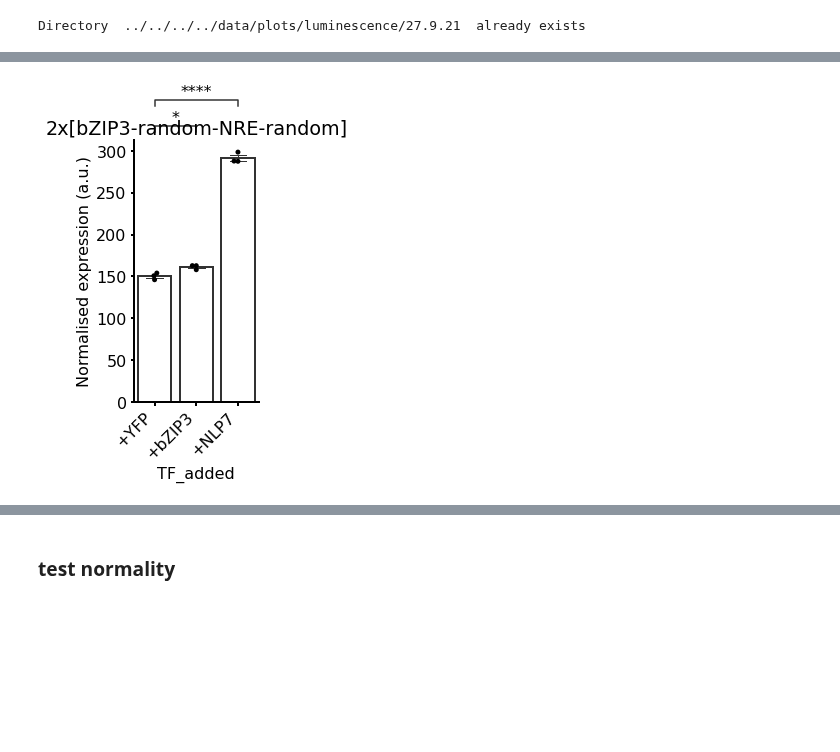
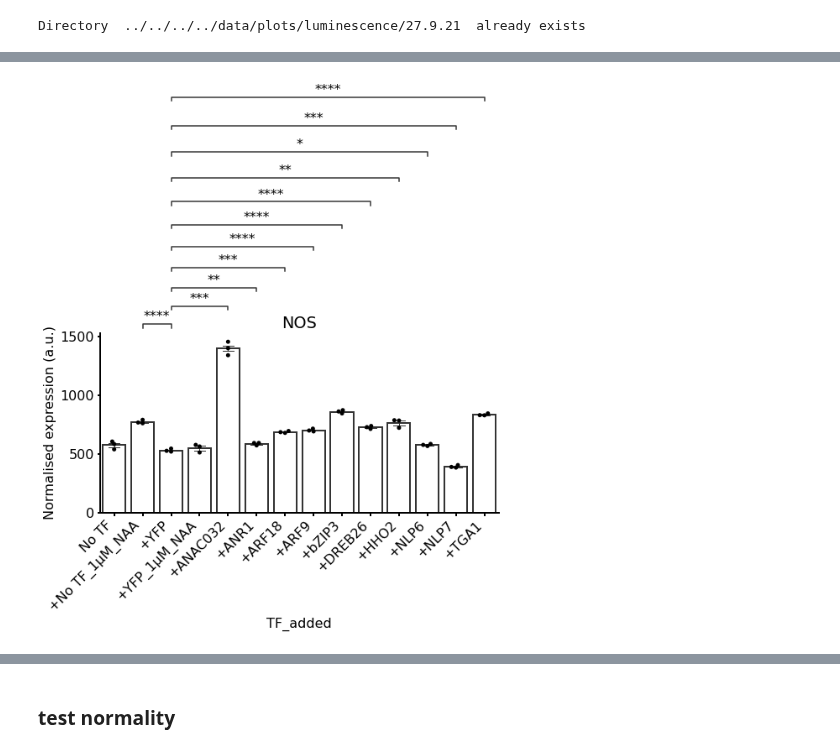
Before and after one commit to samwitham/PromoterArchitecture, a Jupyter notebook: src/plotting/luminescence/27.9.21/luminescence_plots_27.9.21.ipynb, the cells around one changed output, grey strips where cells are left out. Drawn from its saved outputs; the diff is of its cells as text; code cells hidden in the pictures; blank space fills up the shorter version.

Commit message:
plots

```diff
--- a/src/plotting/luminescence/27.9.21/luminescence_plots_27.9.21.ipynb
+++ b/src/plotting/luminescence/27.9.21/luminescence_plots_27.9.21.ipynb
@@ -128,6 +127,9 @@ def combine_plates(plate_dict, date):
         add_promoter_column(plate_df, '379', '4x[TGA1-random]')
         add_promoter_column(plate_df, '380', '2x[bZIP3-random-NRE-random]')
         add_promoter_column(plate_df, '381', '2x[TGA1-random-NRE-random]')
+        add_promoter_column(plate_df, '92', 'NRP')
+
+
 
         #add TF column to date1 df
         plate_df['TF_added'] = np.nan
@@ -156,10 +158,12 @@ def combine_plates(plate_dict, date):
 
         #divide by NOS calibrator (mean nos-LucN/35SLucF luminescence)
         batch_correction(plate_df, 'NOS')
-        #Change TF_added NaN values to none
-        plate_df.loc[plate_df.TF_added.isnull()==True, 'TF_added'] = 'No TF'
+
         #if NAA condition, add that name to the TF name
         plate_df.loc[plate_df['condition'].str.contains('1uM_auxin'),'TF_added' ] = plate_df.loc[plate_df['condition'].str.contains('1uM_auxin'), 'TF_added'] + '_1μM_NAA'
+        #if calibrator, add to the promoter name
+        plate_df.loc[plate_df['condition'].str.contains('calibrator'),'Promoter' ] = plate_df.loc[plate_df['condition'].str.contains('calibrator'),'Promoter' ] + '_calibrator'
+
 
     #merge the dfs with different dates
     #luminescence_raw_df = pd.concat(plate_dict.values(), ignore_index=True)
@@ -175,11 +179,11 @@ def combine_plates(plate_dict, date):
     #sort rows by the custom promoter order I want so plots are in the correct order
     #sort rows by the custom promoter order I want so plots are in the correct order
     luminescence_raw_df_plate1.Promoter = pd.Categorical(luminescence_raw_df_plate1.Promoter,
-                                              ['YFP','NOS','minimal_STAP4','UBQ10','4xNRE','4x[NRE-TATA]','4x[NRE-TATA]+spacing','4x[NRE-random]','4x[NRE-random]+spacing','3xHHO2-minsyn_105','minsyn_105-3xHHO2','4x[bZIP3-random]','2x[bZIP3-random-NRE-random]','4x[TGA1-random]','2x[TGA1-random-NRE-random]'])
+                                              ['YFP','NOS','NOS_calibrator','minimal_STAP4','UBQ10','NRP','4xNRE','4x[NRE-TATA]','4x[NRE-TATA]+spacing','4x[NRE-random]','4x[NRE-random]+spacing','3xHHO2-minsyn_105','minsyn_105-3xHHO2','4x[bZIP3-random]','2x[bZIP3-random-NRE-random]','4x[TGA1-random]','2x[TGA1-random-NRE-random]'])
     luminescence_raw_df_plate1 = luminescence_raw_df_plate1.sort_values("Promoter")
 
     luminescence_raw_df_plate2.Promoter = pd.Categorical(luminescence_raw_df_plate2.Promoter,
-                                              ['YFP','NOS','STAP4','35s','ANAC032','ANR1','ARF18','DREB26','NIR1','NLP6', 'NLP7'])
+                                              ['YFP','NOS','NOS_calibrator','STAP4','35s','ANAC032','ANR1','ARF18','DREB26','NIR1','NLP6', 'NLP7'])
     luminescence_raw_df_plate2 = luminescence_raw_df_plate2.sort_values("Promoter")
 
 
@@ -326,7 +349,7 @@ print(color_plate1)
 from random import randint
 color_plate2 = []
 n_plate2 = len(prom_names_plate2)
-for i in range(n_plate1):
+for i in range(n_plate2):
     color_plate2.append('#%06X' % randint(0, 0xFFFFFF))
 print(color_plate2)
 # %% [output]
@@ -458,12 +749,12 @@ rcParams['axes.spines.top'] = False
 rcParams['axes.spines.right'] = False
 #font size
 rcParams['font.size'] = 16
-for prom in prom_names_plate1:
-    if prom == 'NOS' or prom == 'STAP4':
+for prom in prom_names_plate2:
+    if prom == 'STAP4' or prom == 'NOS_calibrator':
         pass
     else:
-        df1 = luminescence_raw_df_plate1[luminescence_raw_df_plate1.Promoter == prom].sort_values("TF_added", ascending=False)
-        df2 = luminescence_raw_df_plate1[luminescence_raw_df_plate1.Promoter == 'STAP4'].sort_values("TF_added", ascending=False)
+        df1 = luminescence_raw_df_plate2[luminescence_raw_df_plate2.Promoter == prom].sort_values("TF_added", ascending=False)
+        df2 = luminescence_raw_df_plate2[luminescence_raw_df_plate2.Promoter == 'STAP4'].sort_values("TF_added", ascending=False)
         #change name of TF added in df2 to minimal_stap4
         df2['TF_added'] = 'pSTAP4 no TF'
         df = pd.merge(df1,df2, how='outer').sort_values("TF_added", ascending=False)
@@ -487,7 +778,7 @@ for prom in prom_names_plate1:
             else:
                 box_pairs.append(('+YFP',TFs[x]))
         #add every combination of box pairs of length 2
-        #box_pairs=list(combinations(order, 2))~
+        #box_pairs=list(combinations(order, 2))
         box_pairs_all_pvalues = {}
         for pair in box_pairs:
             #create series objects
@@ -539,7 +830,59 @@ for prom in prom_names_plate1:
 
 
         if len(TFs) < 3:
-            pass
+            plt.figure()
+            order = [TFs[0],TFs[1]]
+            fig = sns.swarmplot(x='TF_added', y='corrected_luminescence', data=df, color=".25", order=order)
+
+
+            # fig = sns.catplot(
+            #     x='TF_added',
+            #     y='corrected_luminescence',
+            #     data=df,
+            #     kind='violin',
+            #     order=order,
+            #     cut=0,
+            #     legend=False,
+            #     #color=new_color
+            # )
+
+            #fig = px.violin(df, x='TF_added',
+            #                         y='corrected_luminescence', box=True,
+            #                      color='TF_added', color_discrete_map=new_color,violinmode='overlay',order=order) #points="all"
+
+            #fig.update_layout(plot_bgcolor='rgba(0,0,0,0)', paper_bgcolor='rgba(0,0,0,0)', title=prom,autosize=True)
+            #fig.update_xaxes(showline=True, linewidth=1, linecolor='black',ticks="outside")
+            #fig.update_yaxes(showline=True, linewidth=1, linecolor='black',ticks="outside", title_text='Mean luminescence (a.u.)')
+            #hide legend
+            #fig.layout.update(showlegend=False)
+            # add significance if necessary - dunn's posthocs with multiple Bonferroni correction
+            #stat = dunn_posthoc_test(df, 'corrected_luminescence', 'TF_added')
+            # label box pairs
+            box_pairs = [(TFs[0],TFs[1])]
+            # make empty list of p_values
+            p_values = []
+            # populate the list of p_values according to the box_pairs
+            # for pair in box_pairs:
+            #     print(pair)
+            #     # select p value for each pair
+            #     p = stat.loc[pair[0], pair[1]]
+            #     p_values.append(p)
+
+            # add stats annotation to the plot
+            add_stat_annotation(
+                fig,
+                data=df,
+                x='TF_added',
+                y='corrected_luminescence',
+                order=order,
+                box_pairs=box_pairs,
+                text_format="star",
+                loc="outside",
+                verbose=2,
+                #perform_stat_test=False,
+                #pvalues=p_values,
+                test='Mann-Whitney',
+            )
         else:
             print(prom)
             print(TFs)
@@ -610,7 +953,7 @@ for prom in prom_names_plate1:
             plt.tight_layout()
             # save figure
             plt.savefig(
-                f'../../../../data/plots/luminescence/{date}/scatter{prom}_plate1.pdf',
+                f'../../../../data/plots/luminescence/{date}/scatter{prom}_plate2.pdf',
                 format="pdf",
                 bbox_inches="tight",
             )
@@ -642 +985 @@ all pvalues={}
-[figure, old version]
+[figure, new version]
```
Also changed, not shown: parts of 17 cells of this notebook, 1 other file.
